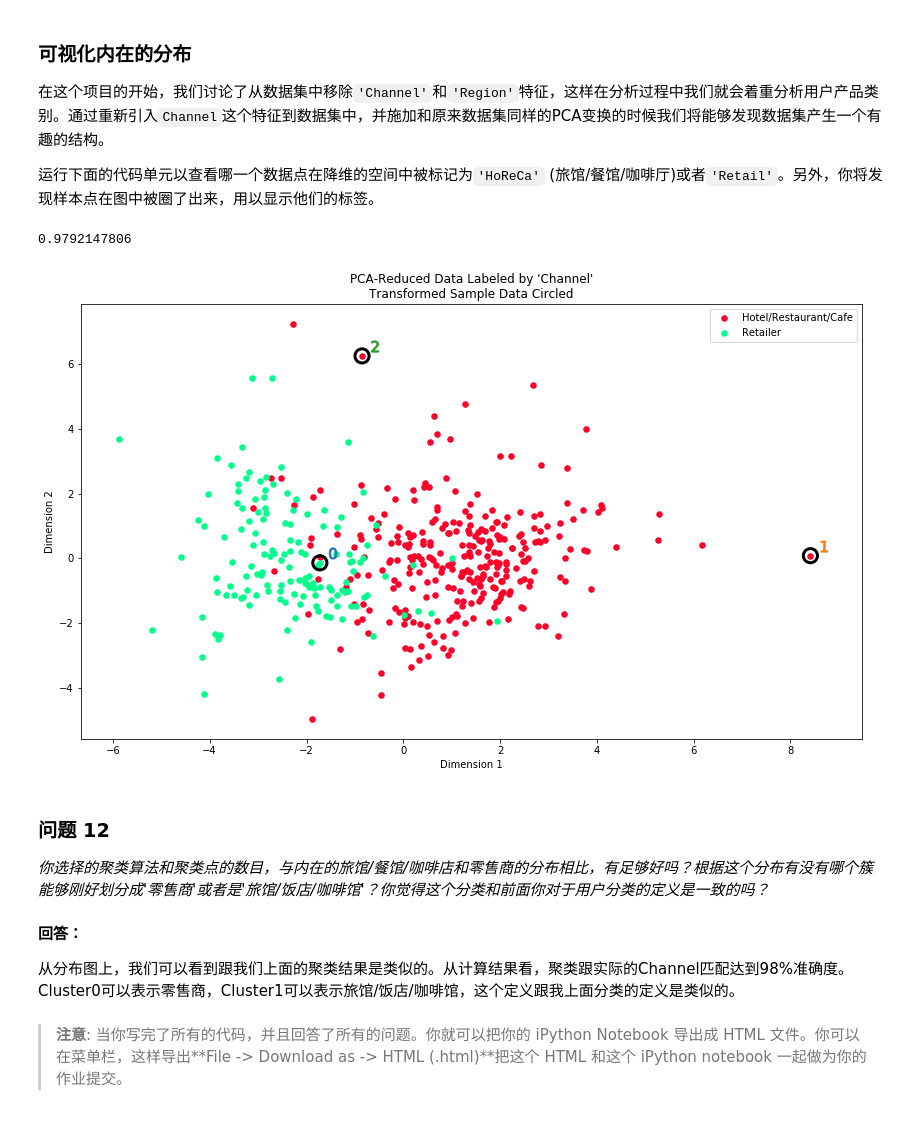
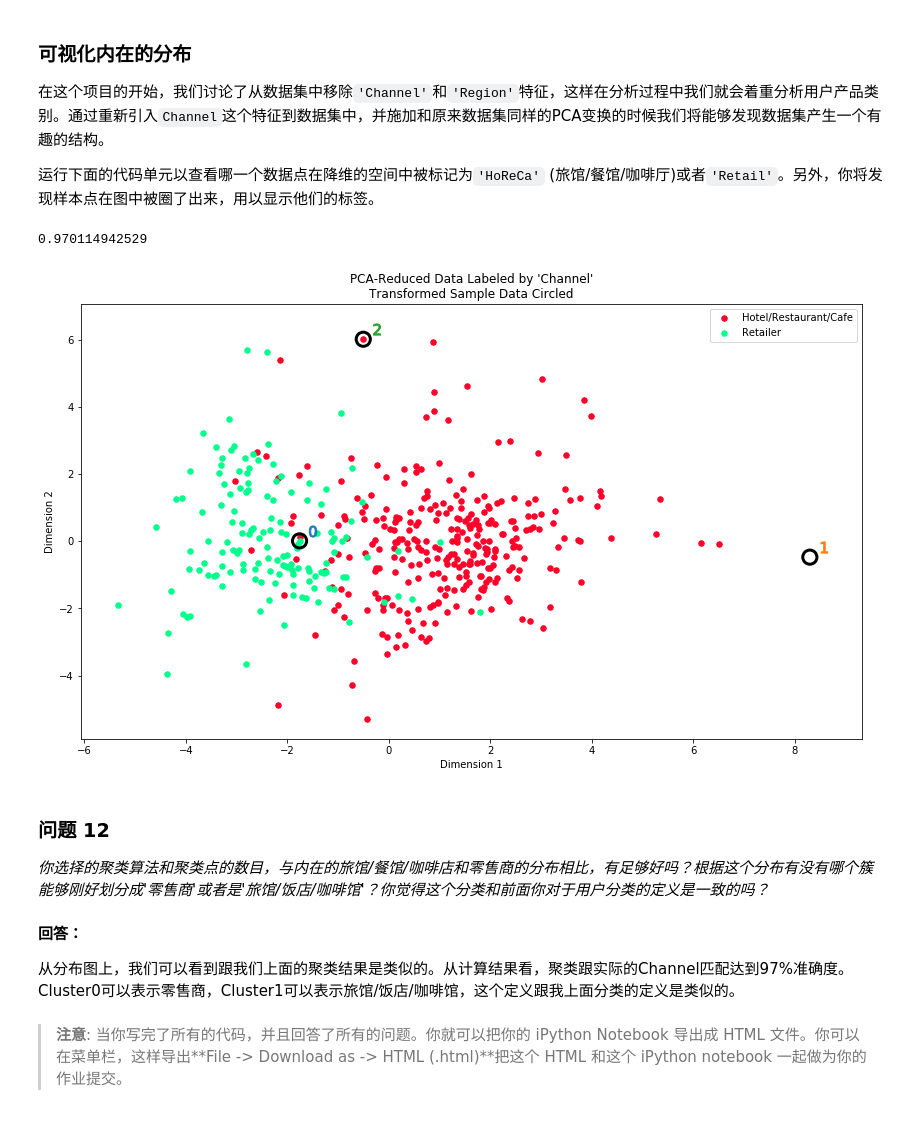
Before and after one commit to danycoding/Udacity_Project, a Jupyter notebook: p3/customer_segments.ipynb, the cells around one changed output. Drawn from its saved outputs; the diff is of its cells as text; code cells hidden in the pictures.

```diff
--- a/p3/customer_segments.ipynb
+++ b/p3/customer_segments.ipynb
@@ -211,7 +211,7 @@ for feature in log_data.keys():
     Q3 = np.percentile(data_of_feature, 75)
 
     # TODO：使用四分位范围计算异常阶（1.5倍的四分位距）
-    step = Q3 - Q1
+    step = (Q3 - Q1) * 1.5
 
     # 显示异常点
     print "Data points considered outliers for the feature '{}':".format(feature)
@@ -339,7 +307,7 @@ outliers_before['count'] = pd.Series(map(get_outliers_happened, outliers), index
 # display(outliers_before)
 print 'outliers_before', len(outliers_before)
 
-outliers_after = outliers_before[outliers_before['count'] > 2]
+outliers_after = outliers_before[outliers_before['count'] >= 2]
 display(outliers_after)
 print 'outliers_after', len(outliers_after)
 
@@ -517,21 +480,33 @@ vs.biplot(good_data, reduced_data, pca)
 from sklearn.mixture import GaussianMixture
 from sklearn.metrics import silhouette_score
 
-# for i in range(0, 10) :
+best_components = 0
+best_score = 0
+for i in range(2, 30) :
     # TODO：在降维后的数据上使用你选择的聚类算法
-clusterer = GaussianMixture(random_state = 0, n_components = 2).fit(reduced_data)
+    clusterer = GaussianMixture(random_state = 0, n_components = i).fit(reduced_data)
+    # TODO：预测每一个点的簇
+    preds = clusterer.predict(reduced_data)
+    # TODO：找到聚类中心
+    centers = clusterer.means_
+    # TODO：预测在每一个转换后的样本点的类
+    sample_preds = clusterer.predict(pca_samples)
+    # TODO：计算选择的类别的平均轮廓系数（mean silhouette coefficient）
+    score = silhouette_score(reduced_data, preds)
+    print "n_components = ", i, " score = ", score
+    if best_score < score:
+        best_score = score
+        best_components = i
 
+# TODO：在降维后的数据上使用你选择的聚类算法
+clusterer = GaussianMixture(random_state = 0, n_components = best_components).fit(reduced_data)
 # TODO：预测每一个点的簇
 preds = clusterer.predict(reduced_data)
-
 # TODO：找到聚类中心
 centers = clusterer.means_
-
 # TODO：预测在每一个转换后的样本点的类
 sample_preds = clusterer.predict(pca_samples)
-
 # TODO：计算选择的类别的平均轮廓系数（mean silhouette coefficient）
 score = silhouette_score(reduced_data, preds)
-
-print "n_components = ", i, " score = ", score
+print "best n_components = ", best_components, " score = ", score
 # %% [output]
@@ -664,23 +659,21 @@ print "不使用cluster特征的得分", clf.score(X_test, y_test)
 # %%
 # 根据‘Channel‘数据显示聚类的结果
 outliers = outliers_after
 vs.channel_results(reduced_data, outliers.index, pca_samples)
 
 # print preds
 # print reduced_data
 
 origin_data = pd.read_csv("customers.csv")
 reduced_origin_data = origin_data[~(origin_data.index.isin(outliers.index))]
-# print origin_data.head(100)
-mapping = {2: 0,1: 1}
-list_true = origin_data['Channel'].map(mapping)
-
+mapping = {2: 1,1: 0}
+list_true = reduced_origin_data['Channel'].map(mapping)
 total = preds.shape[0]
 accuracy = 1.0 * (total - np.abs(np.sum(preds) - np.sum(list_true))) / total;
 print accuracy
 # %% [output]
-0.9792147806
+0.970114942529
-[figure, old version]
+[figure, new version]
 # %% [markdown]
 ### 问题 12
 
@@ -688,6 +681,6 @@ print accuracy
 # %% [markdown]
 **回答：**
 
-从分布图上，我们可以看到跟我们上面的聚类结果是类似的。从计算结果看，聚类跟实际的Channel匹配达到98%准确度。Cluster0可以表示零售商，Cluster1可以表示旅馆/饭店/咖啡馆，这个定义跟我上面分类的定义是类似的。
+从分布图上，我们可以看到跟我们上面的聚类结果是类似的。从计算结果看，聚类跟实际的Channel匹配达到97%准确度。Cluster0可以表示零售商，Cluster1可以表示旅馆/饭店/咖啡馆，这个定义跟我上面分类的定义是类似的。
 # %% [markdown]
 > **注意**: 当你写完了所有的代码，并且回答了所有的问题。你就可以把你的 iPython Notebook 导出成 HTML 文件。你可以在菜单栏，这样导出**File -> Download as -> HTML (.html)**把这个 HTML 和这个 iPython notebook 一起做为你的作业提交。
```
Also changed, not shown: parts of 18 cells of this notebook, 1 other file.
